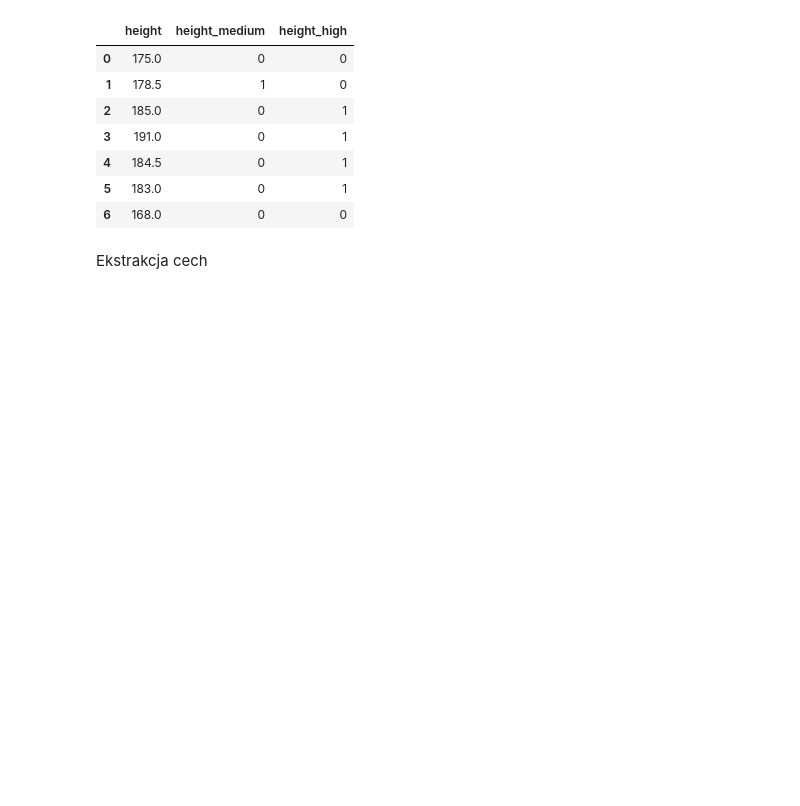
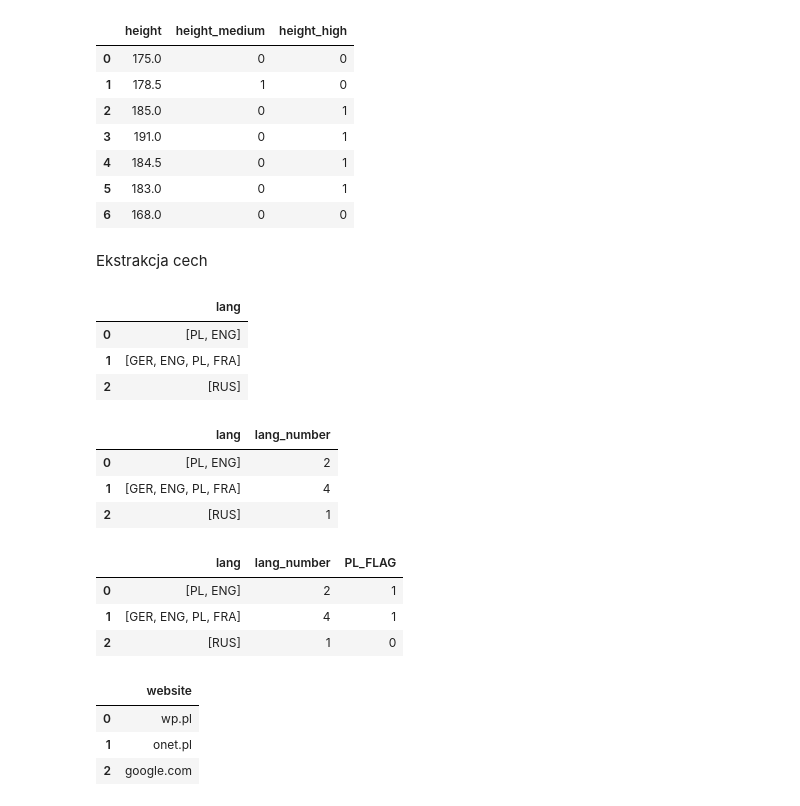
Before and after one commit to ChojnackiKRZ/machine_learning_kurs, a Jupyter notebook: supervised/01_basics/03_feature_extraction.ipynb, the cells around one changed output. Cells and saved outputs as stored; diff of their text form; code cells hidden in the pictures; blank space fills up the shorter version.

```diff
--- a/supervised/01_basics/03_feature_extraction.ipynb
+++ b/supervised/01_basics/03_feature_extraction.ipynb
@@ -123,3 +123,35 @@ pd.get_dummies(df, drop_first=True, prefix='height')
 | 6 | 168.0 | 0 | 0 |
 # %% [markdown]
 Ekstrakcja cech
+# %%
+df = pd.DataFrame(data={'lang': [['PL', 'ENG'], ['GER', 'ENG', 'PL', 'FRA'], ['RUS']]})
+df
+# %% [output]
+|  | lang |
+| 0 | [PL, ENG] |
+| 1 | [GER, ENG, PL, FRA] |
+| 2 | [RUS] |
+# %%
+df['lang_number'] = df['lang'].apply(len)
+df
+# %% [output]
+|  | lang | lang_number |
+| 0 | [PL, ENG] | 2 |
+| 1 | [GER, ENG, PL, FRA] | 4 |
+| 2 | [RUS] | 1 |
+# %%
+df['PL_FLAG'] = df['lang'].apply(lambda x: 1 if 'PL' in x else 0)
+df
+# %% [output]
+|  | lang | lang_number | PL_FLAG |
+| 0 | [PL, ENG] | 2 | 1 |
+| 1 | [GER, ENG, PL, FRA] | 4 | 1 |
+| 2 | [RUS] | 1 | 0 |
+# %%
+df = pd.DataFrame(data={'website': ['wp.pl', 'onet.pl', 'google.com']})
+df
+# %% [output]
+|  | website |
+| 0 | wp.pl |
+| 1 | onet.pl |
+| 2 | google.com |
```
Also changed, not shown: parts of 1 cell of this notebook.
